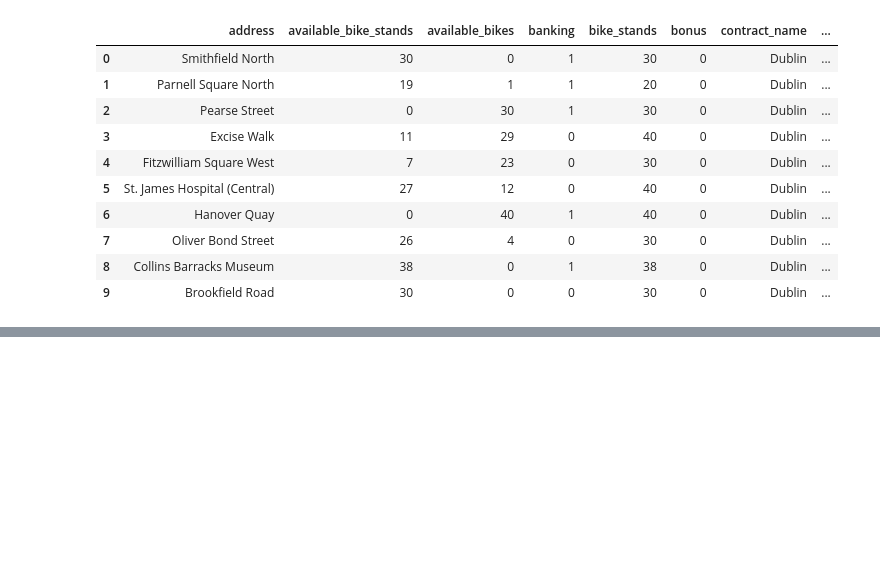
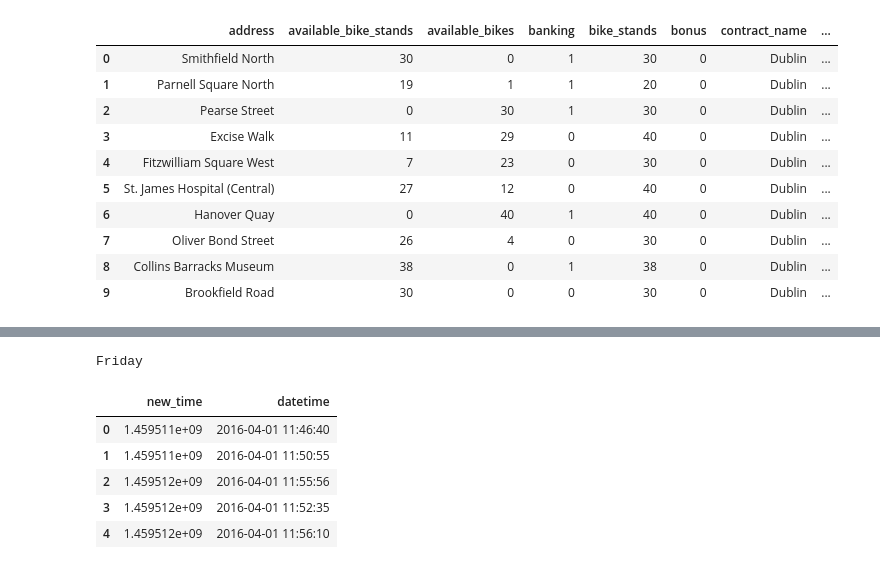
Before and after one commit to emilioego/data_stream_ml_sevici, a Jupyter notebook: Bikes - Historical Data.ipynb, the cells around one changed output, grey strips where cells are left out. Cells and saved outputs as stored; diff of their text form; code cells hidden in the pictures; blank space fills up the shorter version.

```diff
--- a/Bikes - Historical Data.ipynb
+++ b/Bikes - Historical Data.ipynb
@@ -47,0 +57,15 @@ sns.distplot(x, bins=, kde=False, rug=True);
+# %%
+print(x.strftime('%A'))
+# %% [output]
+Friday
+# %%
+df2 = df[["new_time", "datetime"]]
+# %%
+df2.head()
+# %% [output]
+|  | new_time | datetime |
+| 0 | 1.459511e+09 | 2016-04-01 11:46:40 |
+| 1 | 1.459511e+09 | 2016-04-01 11:50:55 |
+| 2 | 1.459512e+09 | 2016-04-01 11:55:56 |
+| 3 | 1.459512e+09 | 2016-04-01 11:52:35 |
+| 4 | 1.459512e+09 | 2016-04-01 11:56:10 |
```
Also changed, not shown: parts of 17 cells of this notebook, 4 other files.
